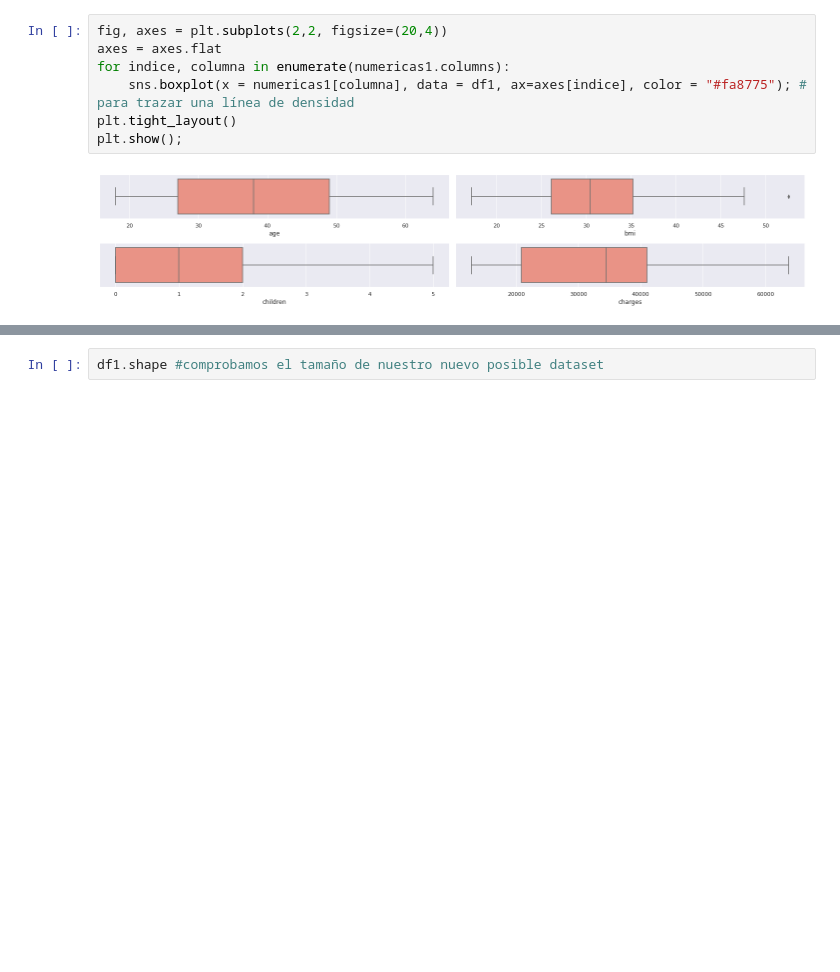
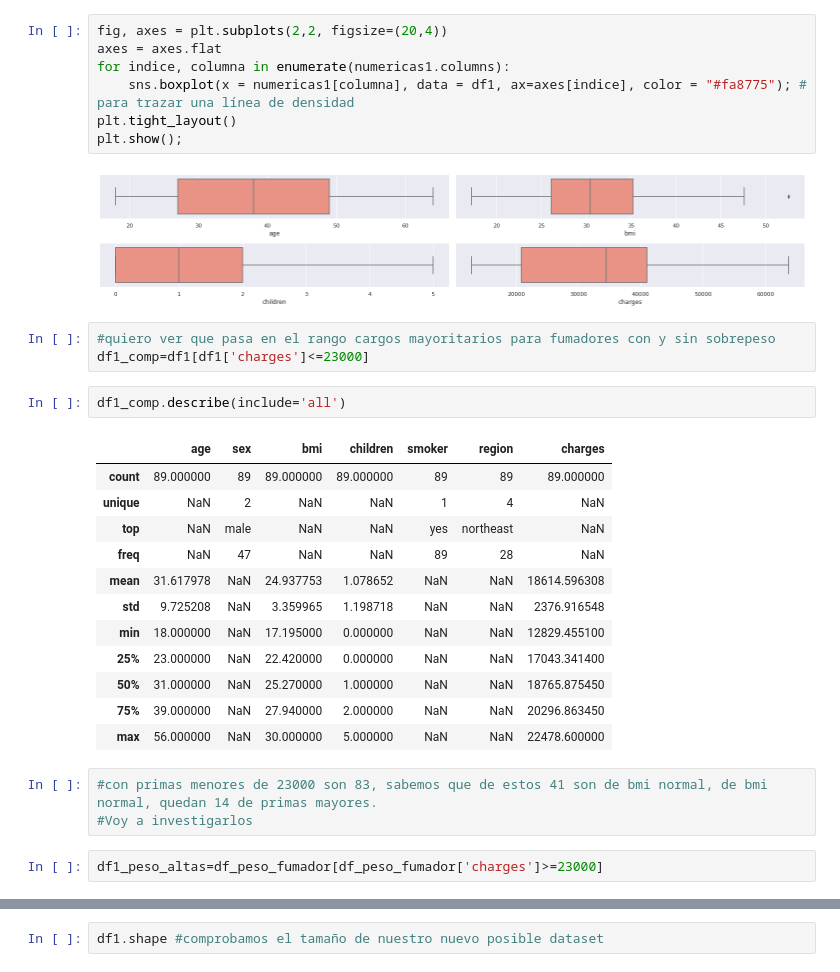
Before and after one commit to AnaGonBu/Proyecto_google, a Jupyter notebook: 01-RL-ML-Intro.ipynb, the cells around one changed output, grey strips where cells are left out. Drawn from its saved outputs; the diff is of its cells as text; blank space fills up the shorter version.

```diff
--- a/01-RL-ML-Intro.ipynb
+++ b/01-RL-ML-Intro.ipynb
@@ -425,3 +429,26 @@ plt.tight_layout()
 plt.show();
 # %% [output]
 [figure]
+# %%
+#quiero ver que pasa en el rango cargos mayoritarios para fumadores con y sin sobrepeso
+df1_comp=df1[df1['charges']<=23000]
+# %%
+df1_comp.describe(include='all')
+# %% [output]
+|  | age | sex | bmi | children | smoker | region | charges |
+| count | 89.000000 | 89 | 89.000000 | 89.000000 | 89 | 89 | 89.000000 |
+| unique | NaN | 2 | NaN | NaN | 1 | 4 | NaN |
+| top | NaN | male | NaN | NaN | yes | northeast | NaN |
+| freq | NaN | 47 | NaN | NaN | 89 | 28 | NaN |
+| mean | 31.617978 | NaN | 24.937753 | 1.078652 | NaN | NaN | 18614.596308 |
+| std | 9.725208 | NaN | 3.359965 | 1.198718 | NaN | NaN | 2376.916548 |
+| min | 18.000000 | NaN | 17.195000 | 0.000000 | NaN | NaN | 12829.455100 |
+| 25% | 23.000000 | NaN | 22.420000 | 0.000000 | NaN | NaN | 17043.341400 |
+| 50% | 31.000000 | NaN | 25.270000 | 1.000000 | NaN | NaN | 18765.875450 |
+| 75% | 39.000000 | NaN | 27.940000 | 2.000000 | NaN | NaN | 20296.863450 |
+| max | 56.000000 | NaN | 30.000000 | 5.000000 | NaN | NaN | 22478.600000 |
+# %%
+#con primas menores de 23000 son 83, sabemos que de estos 41 son de bmi normal, de bmi normal, quedan 14 de primas mayores.
+#Voy a investigarlos
+# %%
+df1_peso_altas=df_peso_fumador[df_peso_fumador['charges']>=23000]
```
Also changed, not shown: parts of 12 cells of this notebook.
